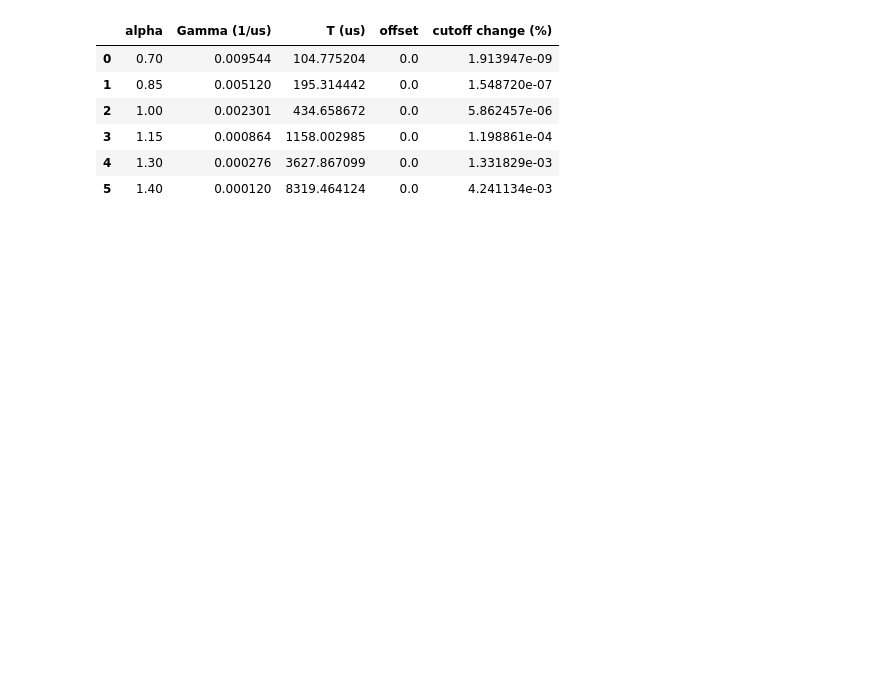
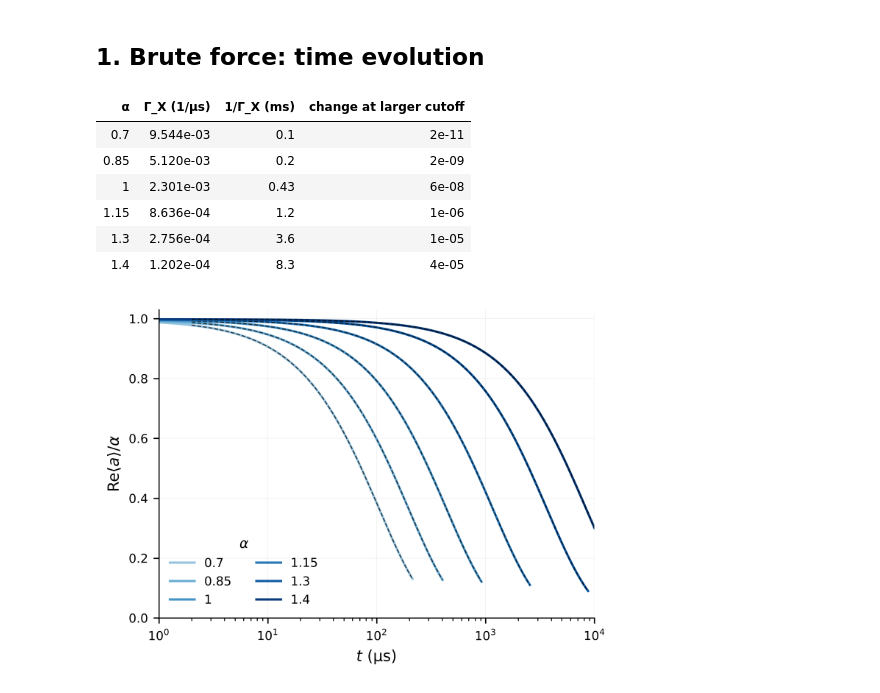
Before and after one commit to pkarakala/duquantum-cat-qubit, a Jupyter notebook: notebooks/06_task_2_1_bit_flips.ipynb, the cells around one changed output. Cells and saved outputs as stored; diff of their text form; code cells hidden in the pictures; blank space fills up the shorter version.

```diff
--- a/notebooks/06_task_2_1_bit_flips.ipynb
+++ b/notebooks/06_task_2_1_bit_flips.ipynb
@@ -24,21 +23,24 @@ if str(ROOT) not in sys.path:
 RERUN = False
+# %% [markdown]
+## 1. Brute force: time evolution
 # %%
 if RERUN:
     from tasks.task_2_1 import main
     main()
 result = json.loads((ROOT / "results/task_2_1.json").read_text())
 assert result["complete"]
-summary = pd.DataFrame([{
-    "alpha": row["alpha"], "Gamma (1/us)": row["fit"]["gamma_per_us"],
-    "T (us)": row["fit"]["tau_us"], "offset": row["fit"]["offset"],
-    "cutoff change (%)": 100*row["checks"]["cutoff_relative_change"],
-} for row in result["cases"]])
-display(summary)
+display(pd.DataFrame([{
+    "α": r["alpha"], "Γ_X (1/µs)": f"{r['fit']['gamma_per_us']:.3e}",
+    "1/Γ_X (ms)": f"{r['fit']['tau_us'] / 1e3:.2g}",
+    "change at larger cutoff": f"{r['checks']['cutoff_relative_change']:.0e}",
+} for r in result["cases"]]).style.hide(axis="index").format({"α": "{:g}"}))
+display(Image(filename=str(ROOT / "figures/task_2_1_bit_flips.png"), width=520))
 # %% [output]
-|  | alpha | Gamma (1/us) | T (us) | offset | cutoff change (%) |
-| 0 | 0.70 | 0.009544 | 104.775204 | 0.0 | 1.913947e-09 |
-| 1 | 0.85 | 0.005120 | 195.314442 | 0.0 | 1.548720e-07 |
-| 2 | 1.00 | 0.002301 | 434.658672 | 0.0 | 5.862457e-06 |
-| 3 | 1.15 | 0.000864 | 1158.002985 | 0.0 | 1.198861e-04 |
-| 4 | 1.30 | 0.000276 | 3627.867099 | 0.0 | 1.331829e-03 |
-| 5 | 1.40 | 0.000120 | 8319.464124 | 0.0 | 4.241134e-03 |
+| α | Γ_X (1/µs) | 1/Γ_X (ms) | change at larger cutoff |
+| 0.7 | 9.544e-03 | 0.1 | 2e-11 |
+| 0.85 | 5.120e-03 | 0.2 | 2e-09 |
+| 1 | 2.301e-03 | 0.43 | 6e-08 |
+| 1.15 | 8.636e-04 | 1.2 | 1e-06 |
+| 1.3 | 2.756e-04 | 3.6 | 1e-05 |
+| 1.4 | 1.202e-04 | 8.3 | 4e-05 |
+[figure, added]
```
Also changed, not shown: parts of 19 cells of this notebook, 7 other files.
